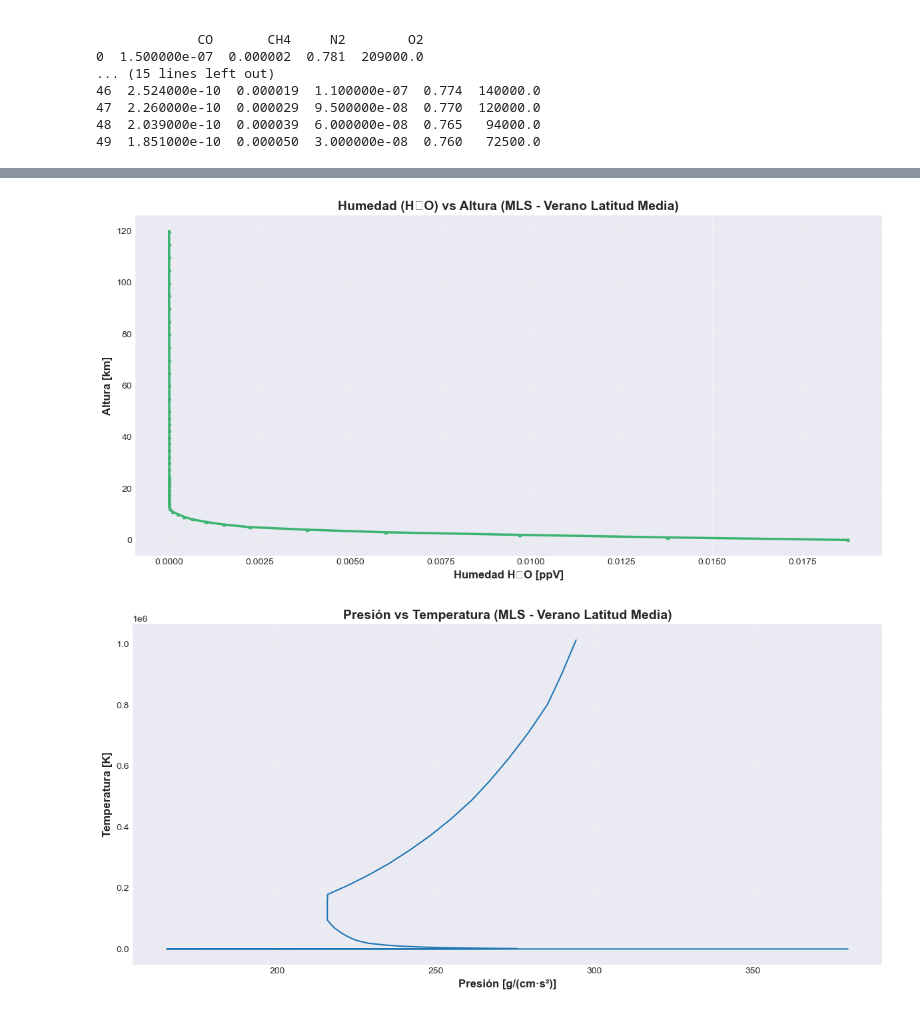
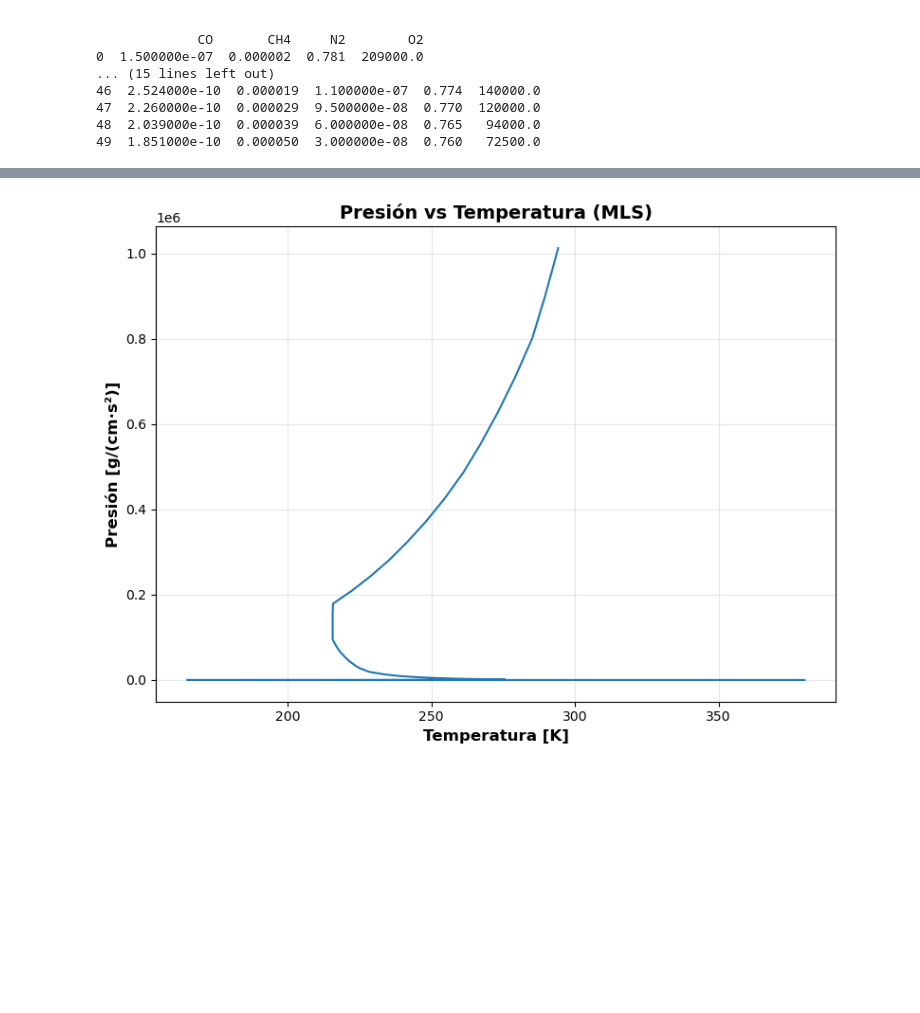
Before and after one commit to OscarMigue9/GPT, a Jupyter notebook: notebooks/Py4CATs.ipynb, the cells around one changed output, grey strips where cells are left out. Drawn from its saved outputs; the diff is of its cells as text; code cells hidden in the pictures; blank space fills up the shorter version.

```diff
--- a/notebooks/Py4CATs.ipynb
+++ b/notebooks/Py4CATs.ipynb
@@ -22,6 +22,6 @@ out_dir = "out"
 # %%
 # Cargar los datos del archivo mls.xy
-data_path = r'C:\Users\PC\Documents\GitHub\GPT\data\Py4CATs\mls.xy'
+data_path = r'C:\Users\PC\Documents\GitHub\GPT\data\py4cats\mls.xy'
 
 # Leer el archivo manualmente para evitar problemas con comentarios
 z, pressure, temperature, H2O, CO2, O3, N2O, CO, CH4, N2, O2 = [], [], [], [], [], [], [], [], [], [], []
@@ -80,11 +80,12 @@ Primeras filas:
 49  1.851000e-10  0.000050  3.000000e-08  0.760   72500.0
 # %%
 # Plot 1: Presión respecto a la altura (z)
+fig_size = (8, 6)
 fig, ax = plt.subplots(figsize=fig_size)
 ax.plot(data['pressure'], data['z'], linewidth=2.5, color='steelblue', marker='o', markersize=3)
 ax.set_xlabel('Presión [g/(cm·s²)]', fontsize=12, fontweight='bold')
 ax.set_ylabel('Altura [km]', fontsize=12, fontweight='bold')
-ax.set_title('Presión vs Altura (MLS - Verano Latitud Media)', fontsize=14, fontweight='bold')
+ax.set_title('Presión vs Altura (MLS)', fontsize=14, fontweight='bold')
 ax.grid(True, alpha=0.3)
 plt.tight_layout()
 plt.show()
@@ -105,24 +106,12 @@ plt.show()
 # %%
-# Plot 3: Humedad (H2O/q) respecto a la altura (z)
+# Plot 4: Relación entre Presión y Temperatura
 fig, ax = plt.subplots(figsize=fig_size)
-ax.plot(data['H2O'], data['z'], linewidth=2.5, color='mediumseagreen', marker='^', markersize=3)
-ax.set_xlabel('Humedad H₂O [ppV]', fontsize=12, fontweight='bold')
-ax.set_ylabel('Altura [km]', fontsize=12, fontweight='bold')
-ax.set_title('Humedad (H₂O) vs Altura (MLS - Verano Latitud Media)', fontsize=14, fontweight='bold')
+ax.plot( data['temperature'].values,data['pressure'])
+ax.set_xlabel('Temperatura [K]', fontsize=12, fontweight='bold')
+ax.set_ylabel('Presión [g/(cm·s²)]', fontsize=12, fontweight='bold')
+ax.set_title('Presión vs Temperatura (MLS)', fontsize=14, fontweight='bold')
 ax.grid(True, alpha=0.3)
 plt.tight_layout()
 plt.show()
 # %% [output]
-[figure, old version]
+[figure, new version]
-# %%
-# Plot 4: Relación entre Presión y Temperatura
-fig, ax = plt.subplots(figsize=fig_size)
-ax.plot( data['temperature'],data['pressure'])
-ax.set_xlabel('Presión [g/(cm·s²)]', fontsize=12, fontweight='bold')
-ax.set_ylabel('Temperatura [K]', fontsize=12, fontweight='bold')
-ax.set_title('Presión vs Temperatura (MLS - Verano Latitud Media)', fontsize=14, fontweight='bold')
-ax.grid(True, alpha=0.3)
-plt.tight_layout()
-plt.show()
-# %% [output]
-[figure, removed]
```
Also changed, not shown: parts of 15 cells of this notebook, 3 other files.
